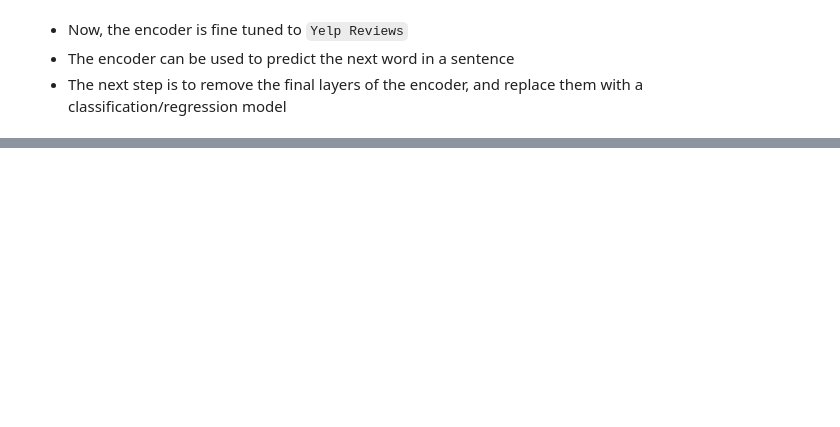
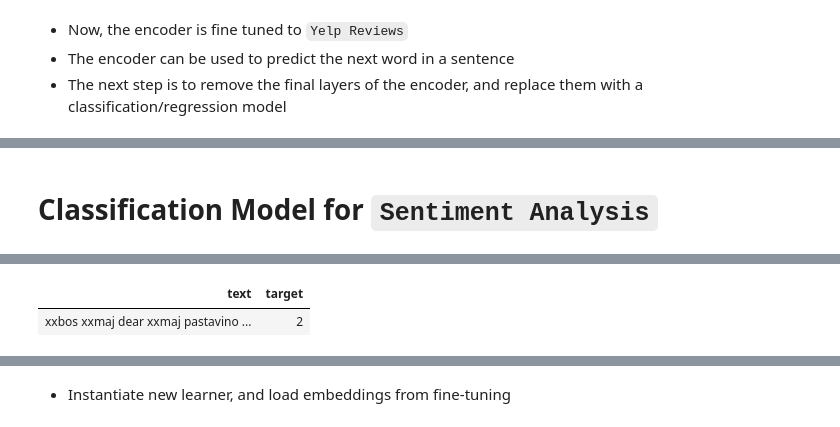
Before and after one commit to lukexyz/Reference-Notebooks, a Jupyter notebook: NLP-Sentiment-Analysis-Yelp.ipynb, the cells around one changed output, grey strips where cells are left out. Saved outputs shown, nothing was run; the diff lists cells and outputs as text; code cells hidden in the pictures; blank space fills up the shorter version.

```diff
--- a/NLP-Sentiment-Analysis-Yelp.ipynb
+++ b/NLP-Sentiment-Analysis-Yelp.ipynb
@@ -172,0 +243,8 @@ learn.fit_one_cycle(10, 1e-3, moms=(0.8,0.7))
+# %% [markdown]
+# Classification Model for `Sentiment Analysis`
+# %%
+%%time
+# 2. Classification Model
+data_clas = TextClasDataBunch.from_df(path, df_trn, df_val, vocab=data_lm.train_ds.vocab)
+data_clas.show_batch(rows=1)
+# %% [output]
@@ -172,0 +253,2 @@ learn.fit_one_cycle(10, 1e-3, moms=(0.8,0.7))
+| text | target |
+| xxbos xxmaj dear xxmaj pastavino ... | 2 |
@@ -172,0 +256,2 @@ learn.fit_one_cycle(10, 1e-3, moms=(0.8,0.7))
+# %% [markdown]
+* Instantiate new learner, and load embeddings from fine-tuning
```
Also changed, not shown: parts of 58 cells of this notebook.
